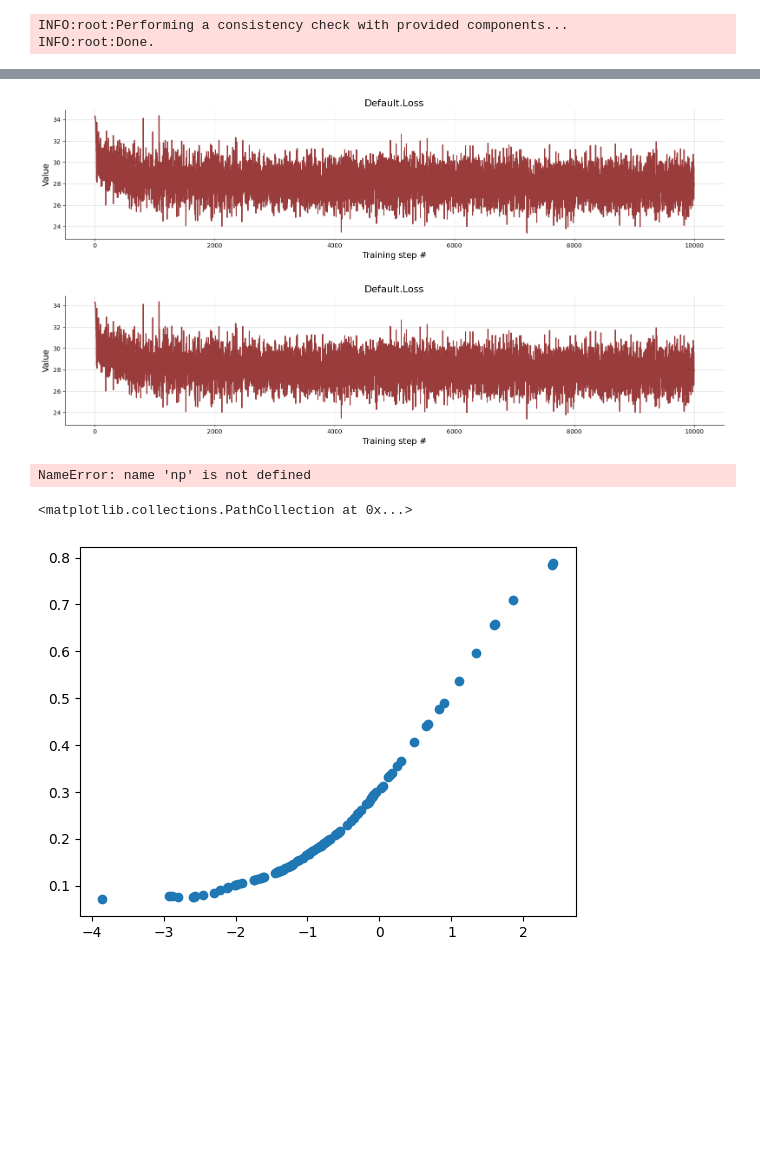
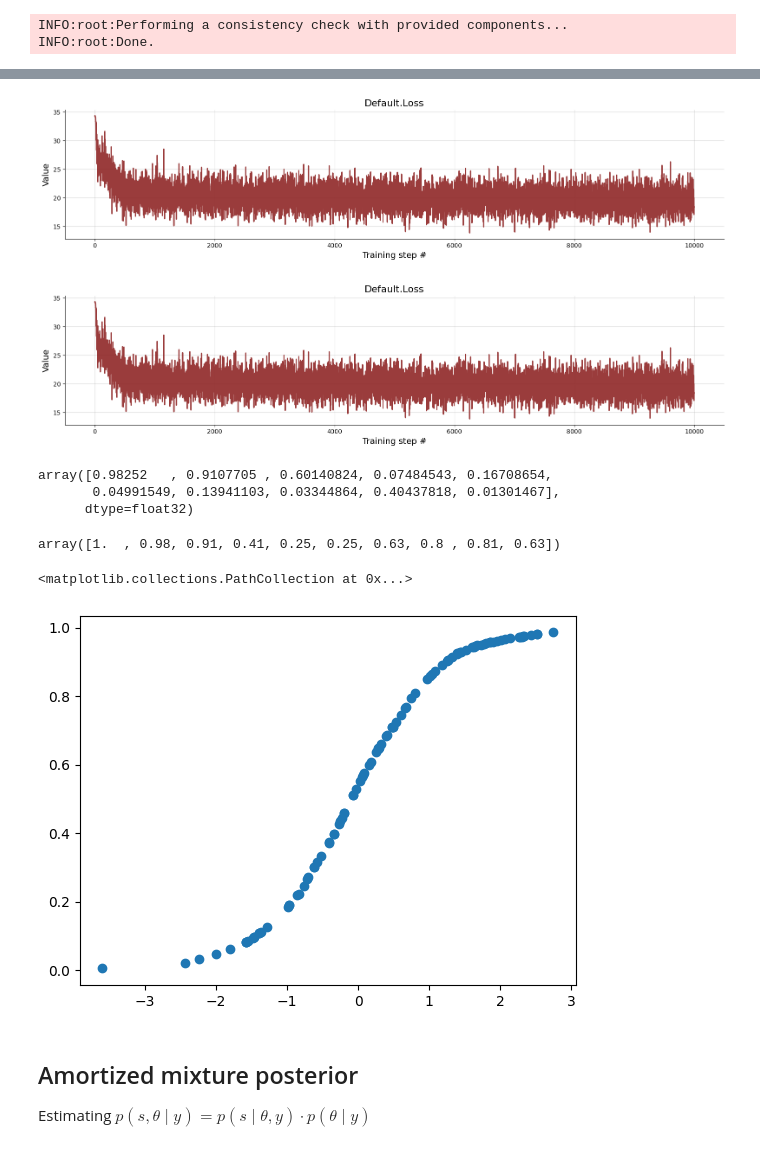
Before and after one commit to Kucharssim/bayesflow-amortized-mixtures, a Jupyter notebook: normal-mixture.ipynb, the cells around one changed output, grey strips where cells are left out. Saved outputs shown, nothing was run; the diff lists cells and outputs as text; code cells hidden in the pictures; blank space fills up the shorter version.

Commit message:
first try at mixture-posterior

```diff
--- a/normal-mixture.ipynb
+++ b/normal-mixture.ipynb
@@ -9,7 +9,7 @@ NUM_STATES = 2
 def prior_fun(num_states=NUM_STATES):
     return {
         'class_probabilities': np.random.dirichlet([1 for _ in range(num_states)]),
-        'class_parameters': np.sort(np.random.normal(size=num_states))
+        'class_parameters': np.sort(np.random.normal(size=num_states, scale=2))
     }
 
 prior = bf.simulation.Prior(prior_fun = prior_fun)
@@ -35,11 +35,11 @@ INFO:root:No optional prior batchable context provided.
 INFO:root:No optional simulation non-batchable context provided.
 INFO:root:No optional simulation batchable context provided.
 # %%
-inference_net = IndependentClassificator(num_outputs=2)
+inference_net = IndependentClassificator(num_outputs=NUM_STATES)
 
 amortizer = AmortizedMixture(
     inference_net=inference_net,
-    local_summary_net  = bf.networks.DeepSet(summary_dim=2),
+    local_summary_net  = bf.networks.DeepSet(summary_dim=1),
     global_summary_net = bf.networks.DeepSet(summary_dim=10)
 )
 amortizer.is_conditional
@@ -50,7 +50,7 @@ def configurator(input_dict):
     parameters = np.array([np.concatenate([a['class_parameters'], a['class_probabilities']]) for a in input_dict['prior_draws']]).astype(np.float32)
 
     latents = [a['latents'] for a in input_dict['sim_data']]
-    latents = tf.one_hot(np.array(latents), 2)
+    latents = tf.one_hot(np.array(latents), NUM_STATES)
 
     observables = np.array([a['observables'] for a in input_dict['sim_data']])[..., np.newaxis, np.newaxis]
 
@@ -80,20 +80,33 @@ Wall time: 8min 51s
 # %%
 bf.diagnostics.plot_losses(h)
 # %% [output]
-[figure, old version]
+[figure, new version]
-[figure, old version]
+[figure, new version]
 # %%
 d = model(10)
 cd = configurator(d)
 # %%
 p = amortizer.posterior_probs(cd)
 classification_entropy(p)
-
-accuracy(p, cd['latents'])
 # %% [output]
-NameError: name 'np' is not defined
+array([0.98252   , 0.9107705 , 0.60140824, 0.07484543, 0.16708654,
+       0.04991549, 0.13941103, 0.03344864, 0.40437818, 0.01301467],
+      dtype=float32)
+# %%
+def accuracy(p, latents):
+    cls = tf.one_hot(np.argmax(p, axis=-1), p.shape[-1])
+    acc = np.mean(latents == cls, axis=1)
+    return acc
+
+np.mean(accuracy(p, cd['latents']), axis=1)
+# %% [output]
+array([1.  , 0.98, 0.91, 0.41, 0.25, 0.25, 0.63, 0.8 , 0.81, 0.63])
 # %%
-plt.scatter(cd['observables'][0, :, 0, 0], p[0,:,1])
+plt.scatter(cd['observables'][-2, :, 0, 0], p[-2,:,1])
 # %% [output]
 <matplotlib.collections.PathCollection at 0x...>
-[figure, old version]
+[figure, new version]
+# %% [markdown]
+## Amortized mixture posterior
+
+Estimating $p(s, \theta \mid y) = p(s \mid \theta, y) \cdot p(\theta \mid y)$
```
Also changed, not shown: parts of 3 cells of this notebook, 2 other files.
